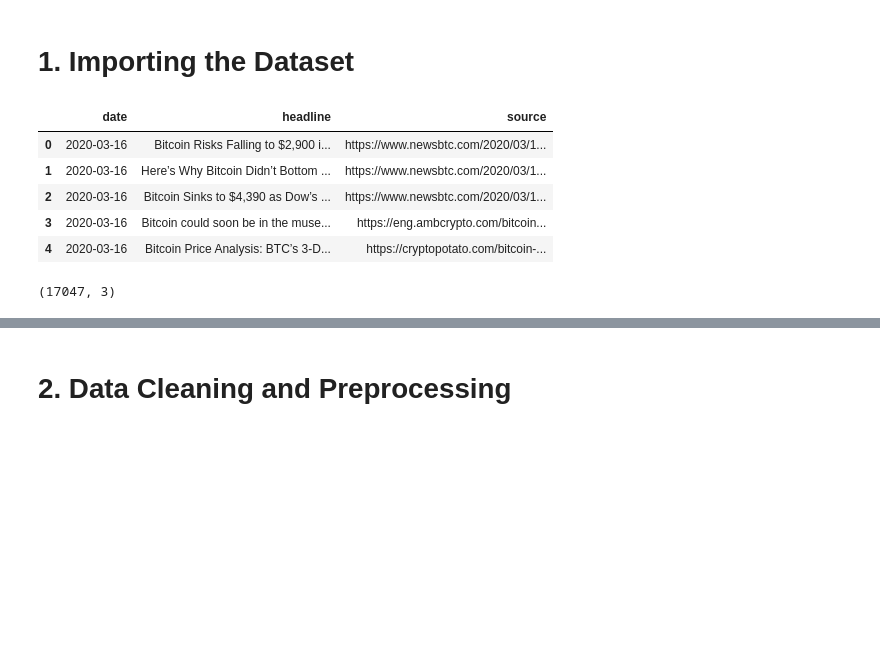
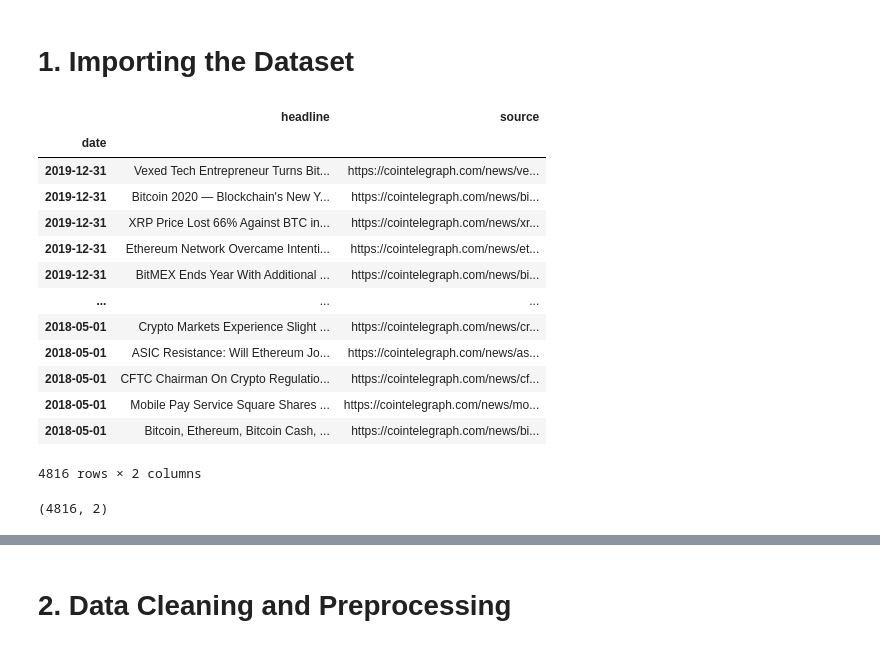
Before and after one commit to osemrt/Predict-BTC-Price-Movement, a Jupyter notebook: models/sentiment-lstm/01_prepare_dataset.ipynb, the cells around one changed output, grey strips where cells are left out. Saved outputs shown, nothing was run; the diff lists cells and outputs as text; code cells hidden in the pictures; blank space fills up the shorter version.

```diff
--- a/models/sentiment-lstm/01_prepare_dataset.ipynb
+++ b/models/sentiment-lstm/01_prepare_dataset.ipynb
@@ -1,3 +1,6 @@
+# %%
+start_date = '2018-05-01'
+end_date = '2019-12-31'
 # %% [markdown]
 # 1. Importing the Dataset
 # %%
@@ -6,19 +9,29 @@ import numpy as np
 # %%
 dataset_path = '../../dataset/'
 # %%
-df_news = pd.read_csv(dataset_path + '/news/news [only_date].csv')
-df_price = pd.read_csv(dataset_path + '/price/btc_usd_daily.csv')
+df_news = pd.read_csv(dataset_path + '/news/cointelegraph.com [only_btc] [no_time].csv', index_col='date', parse_dates=True)
+df_price = pd.read_csv(dataset_path + '/price/btc_usd_daily.csv', index_col='date', parse_dates=True)
+# %%
+df_news = df_news[start_date:end_date]
 # %%
-df_news.head()
+df_news
 # %% [output]
-|  | date | headline | source |
-| 0 | 2020-03-16 | Bitcoin Risks Falling to $2,900 i... | https://www.newsbtc.com/2020/03/1... |
-| 1 | 2020-03-16 | Here’s Why Bitcoin Didn’t Bottom ... | https://www.newsbtc.com/2020/03/1... |
-| 2 | 2020-03-16 | Bitcoin Sinks to $4,390 as Dow’s ... | https://www.newsbtc.com/2020/03/1... |
-| 3 | 2020-03-16 | Bitcoin could soon be in the muse... | https://eng.ambcrypto.com/bitcoin... |
-| 4 | 2020-03-16 | Bitcoin Price Analysis: BTC’s 3-D... | https://cryptopotato.com/bitcoin-... |
+|  | headline | source |
+| date |  |  |
+| 2019-12-31 | Vexed Tech Entrepreneur Turns Bit... | https://cointelegraph.com/news/ve... |
+| 2019-12-31 | Bitcoin 2020 — Blockchain's New Y... | https://cointelegraph.com/news/bi... |
+| 2019-12-31 | XRP Price Lost 66% Against BTC in... | https://cointelegraph.com/news/xr... |
+| 2019-12-31 | Ethereum Network Overcame Intenti... | https://cointelegraph.com/news/et... |
+| 2019-12-31 | BitMEX Ends Year With Additional ... | https://cointelegraph.com/news/bi... |
+| ... | ... | ... |
+| 2018-05-01 | Crypto Markets Experience Slight ... | https://cointelegraph.com/news/cr... |
+| 2018-05-01 | ASIC Resistance: Will Ethereum Jo... | https://cointelegraph.com/news/as... |
+| 2018-05-01 | CFTC Chairman On Crypto Regulatio... | https://cointelegraph.com/news/cf... |
+| 2018-05-01 | Mobile Pay Service Square Shares ... | https://cointelegraph.com/news/mo... |
+| 2018-05-01 | Bitcoin, Ethereum, Bitcoin Cash, ... | https://cointelegraph.com/news/bi... |
+4816 rows × 2 columns
 # %%
 df_news.shape
 # %% [output]
-(17047, 3)
+(4816, 2)
 # %%
```
Also changed, not shown: parts of 47 cells of this notebook, 5 other files.
